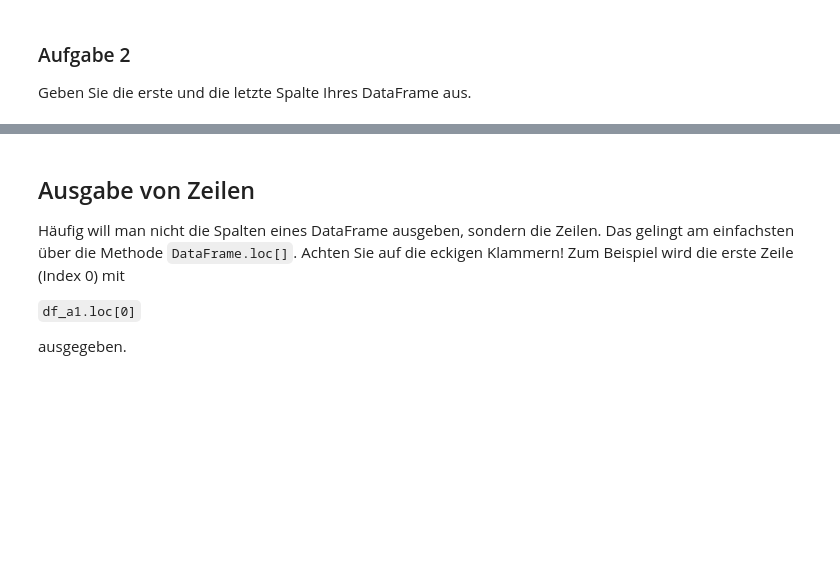
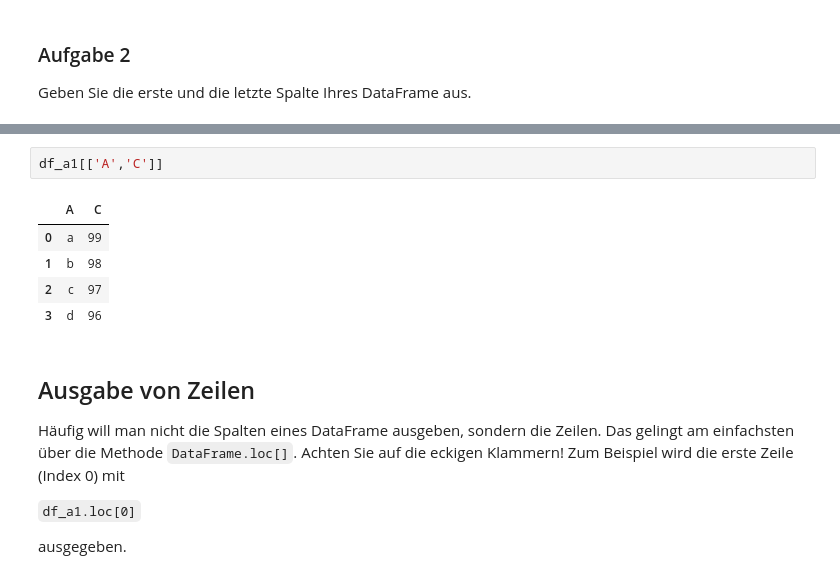
Before and after one commit to w-meiners/epd, a Jupyter notebook: src/Einfuehrung_pandas_DataFrame.ipynb, the cells around one changed output, grey strips where cells are left out. Cells and saved outputs as stored; diff of their text form; blank space fills up the shorter version.

```diff
--- a/src/Einfuehrung_pandas_DataFrame.ipynb
+++ b/src/Einfuehrung_pandas_DataFrame.ipynb
@@ -100,3 +130,11 @@ Geben Sie die erste und die letzte Spalte Ihres DataFrame aus.
+# %%
+df_a1[['A','C']]
+# %% [output]
+|  | A | C |
+| 0 | a | 99 |
+| 1 | b | 98 |
+| 2 | c | 97 |
+| 3 | d | 96 |
 # %% [markdown]
 ## Ausgabe von Zeilen
 
```
Also changed, not shown: parts of 15 cells of this notebook, 2 other files.
